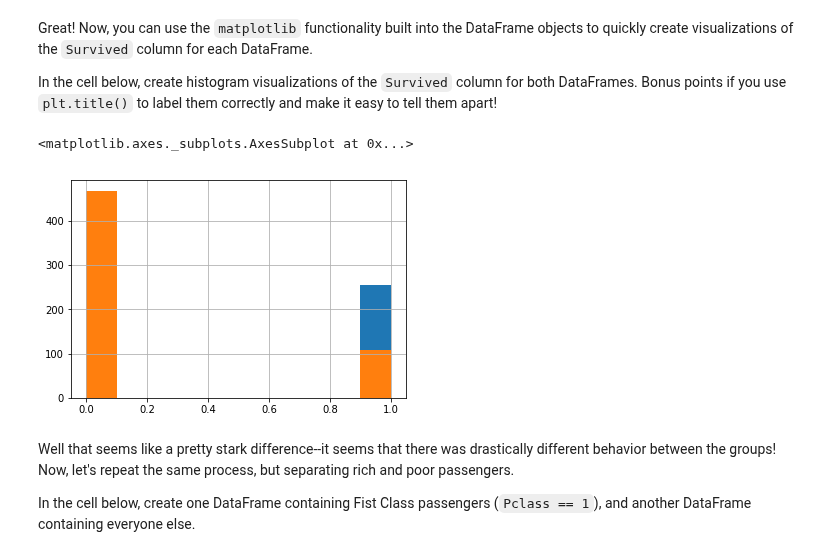
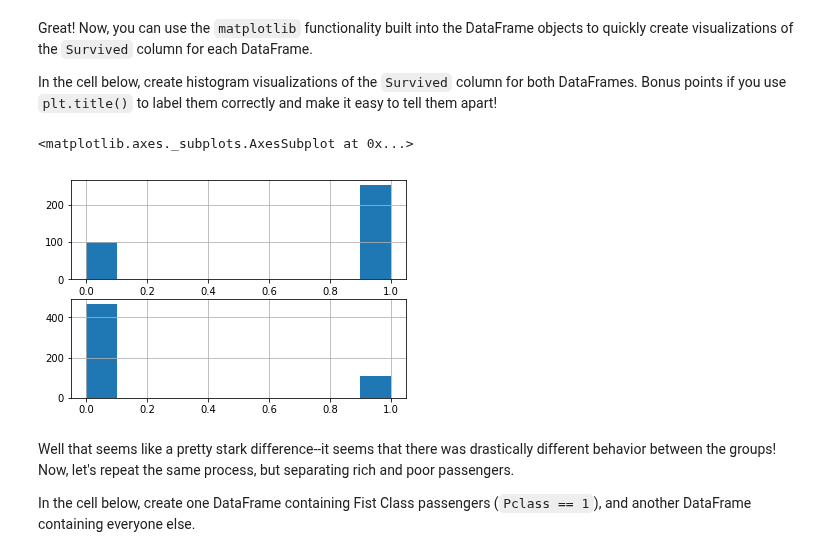
Before and after one commit to ewonguoft/dsc-enterprise-hsbc-using-sql-with-pandas-lab-hsbc-ds-081319, a Jupyter notebook: index.ipynb, the cells around one changed output. Drawn from its saved outputs; the diff is of its cells as text; code cells hidden in the pictures.

```diff
--- a/index.ipynb
+++ b/index.ipynb
@@ -103,11 +103,14 @@ Great! Now, you can use the `matplotlib` functionality built into the DataFrame
 
 In the cell below, create histogram visualizations of the `Survived` column for both DataFrames.  Bonus points if you use `plt.title()` to label them correctly and make it easy to tell them apart!
 # %%
+plt.subplot(2,1,1)
 women_anid_children_df.Survived.hist()
+plt.subplot(2,1,2)
+
 male_all_ages_df.Survived.hist()
 # %% [output]
 <matplotlib.axes._subplots.AxesSubplot at 0x...>
-[figure, old version]
+[figure, new version]
 # %% [markdown]
 Well that seems like a pretty stark difference--it seems that there was drastically different behavior between the groups!  Now, let's repeat the same process, but separating rich and poor passengers.
 
```
